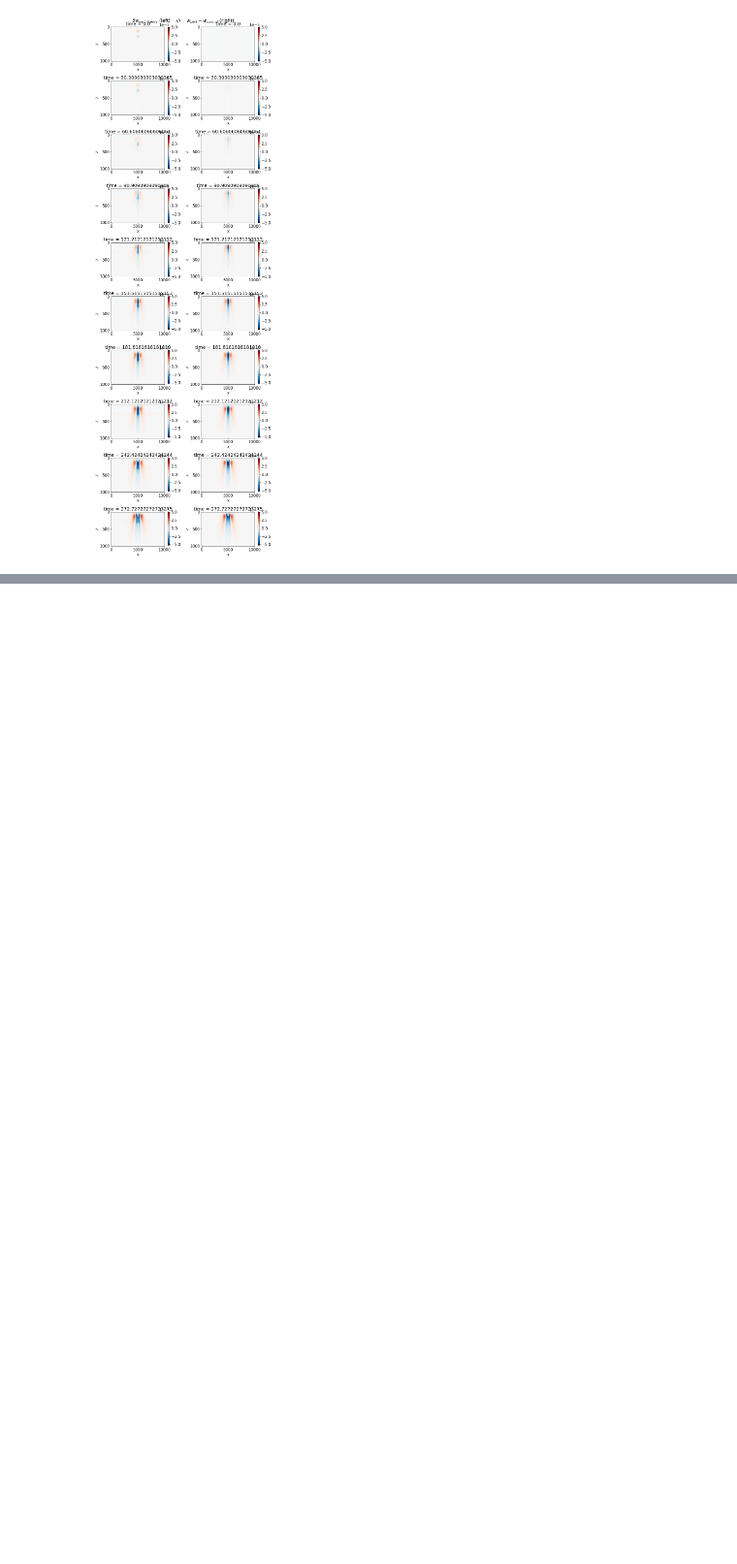
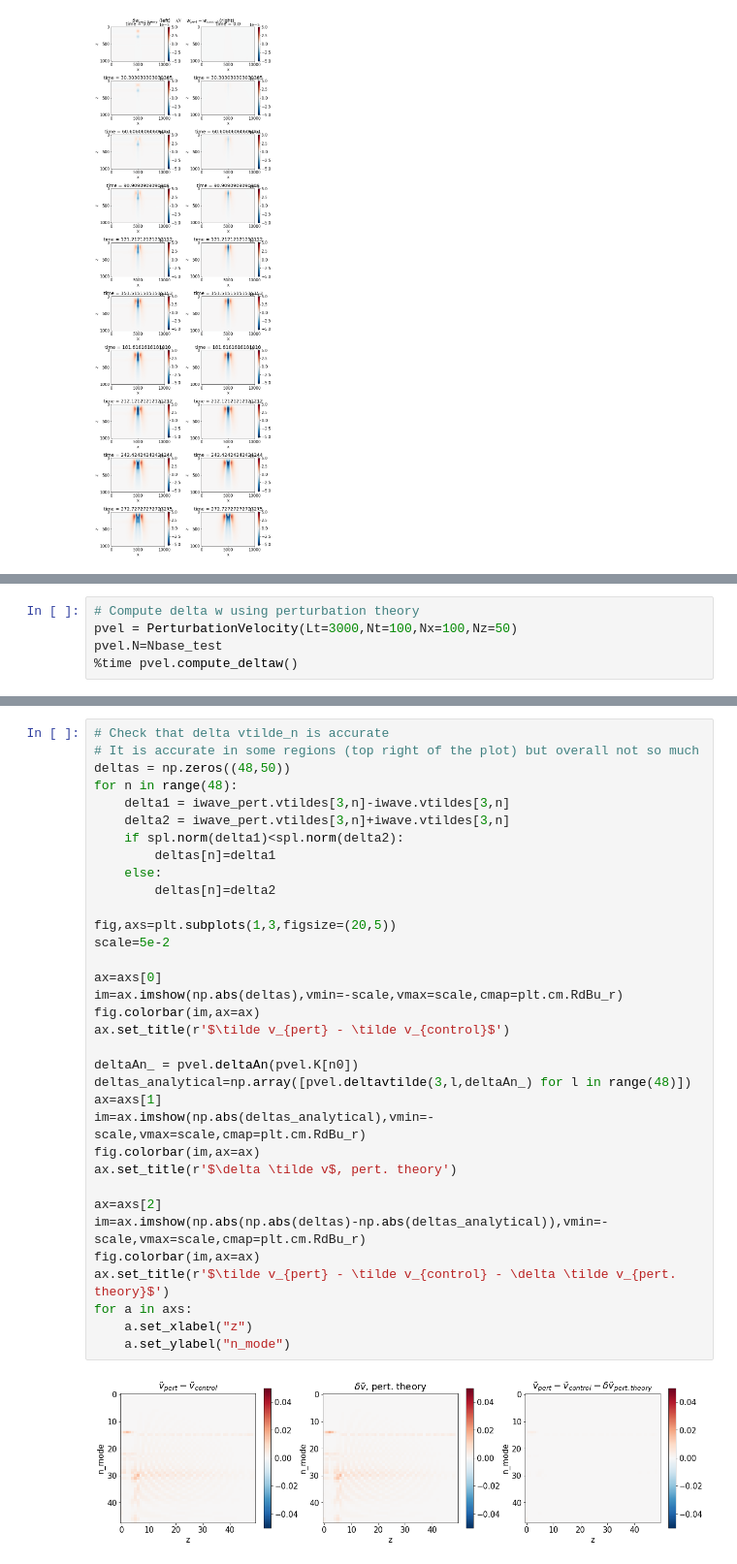
Before and after one commit to qnicolas/IWTomography, a Jupyter notebook: tomo2D.ipynb, the cells around one changed output, grey strips where cells are left out. Shown: that part at 97% size. Saved outputs shown, nothing was run; the diff lists cells and outputs as text; blank space fills up the shorter version.

```diff
--- a/tomo2D.ipynb
+++ b/tomo2D.ipynb
@@ -443,0 +449,5 @@ fig.tight_layout()
+# %%
+# Compute delta w using perturbation theory
+pvel = PerturbationVelocity(Lt=3000,Nt=100,Nx=100,Nz=50)
+pvel.N=Nbase_test
+%time pvel.compute_deltaw()
@@ -443,0 +484,36 @@ fig.tight_layout()
+# %%
+# Check that delta vtilde_n is accurate
+# It is accurate in some regions (top right of the plot) but overall not so much
+deltas = np.zeros((48,50))
+for n in range(48):
+    delta1 = iwave_pert.vtildes[3,n]-iwave.vtildes[3,n]
+    delta2 = iwave_pert.vtildes[3,n]+iwave.vtildes[3,n]
+    if spl.norm(delta1)<spl.norm(delta2):
+        deltas[n]=delta1
+    else:
+        deltas[n]=delta2
+
+fig,axs=plt.subplots(1,3,figsize=(20,5))
+scale=5e-2
+
+ax=axs[0]
+im=ax.imshow(np.abs(deltas),vmin=-scale,vmax=scale,cmap=plt.cm.RdBu_r)
+fig.colorbar(im,ax=ax)
+ax.set_title(r'$\tilde v_{pert} - \tilde v_{control}$')
+
+deltaAn_ = pvel.deltaAn(pvel.K[n0])
+deltas_analytical=np.array([pvel.deltavtilde(3,l,deltaAn_) for l in range(48)])
+ax=axs[1]
+im=ax.imshow(np.abs(deltas_analytical),vmin=-scale,vmax=scale,cmap=plt.cm.RdBu_r)
+fig.colorbar(im,ax=ax)
+ax.set_title(r'$\delta \tilde v$, pert. theory')
+
+ax=axs[2]
+im=ax.imshow(np.abs(np.abs(deltas)-np.abs(deltas_analytical)),vmin=-scale,vmax=scale,cmap=plt.cm.RdBu_r)
+fig.colorbar(im,ax=ax)
+ax.set_title(r'$\tilde v_{pert} - \tilde v_{control} - \delta \tilde v_{pert. theory}$')
+for a in axs:
+    a.set_xlabel("z")
+    a.set_ylabel("n_mode")
+# %% [output]
+[figure, added]
```
Also changed, not shown: parts of 14 cells of this notebook.
